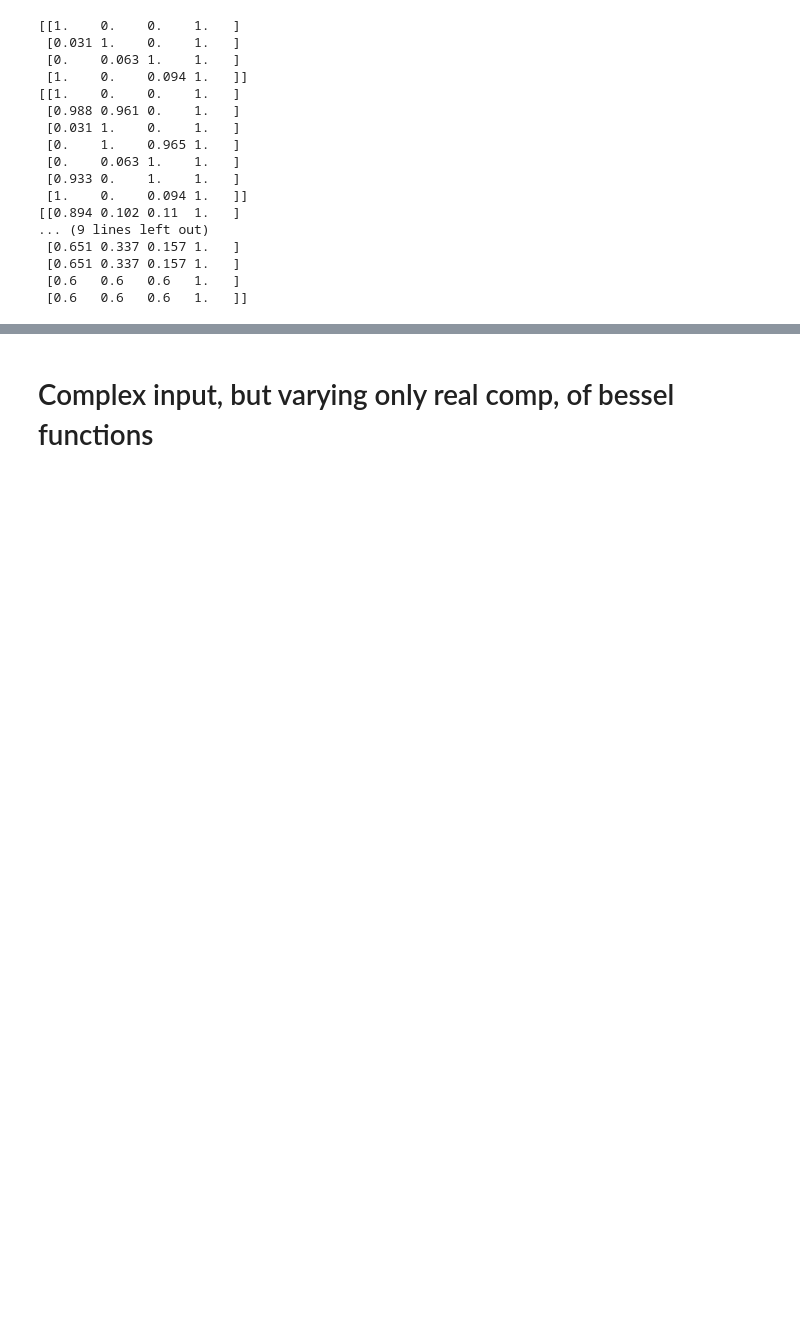
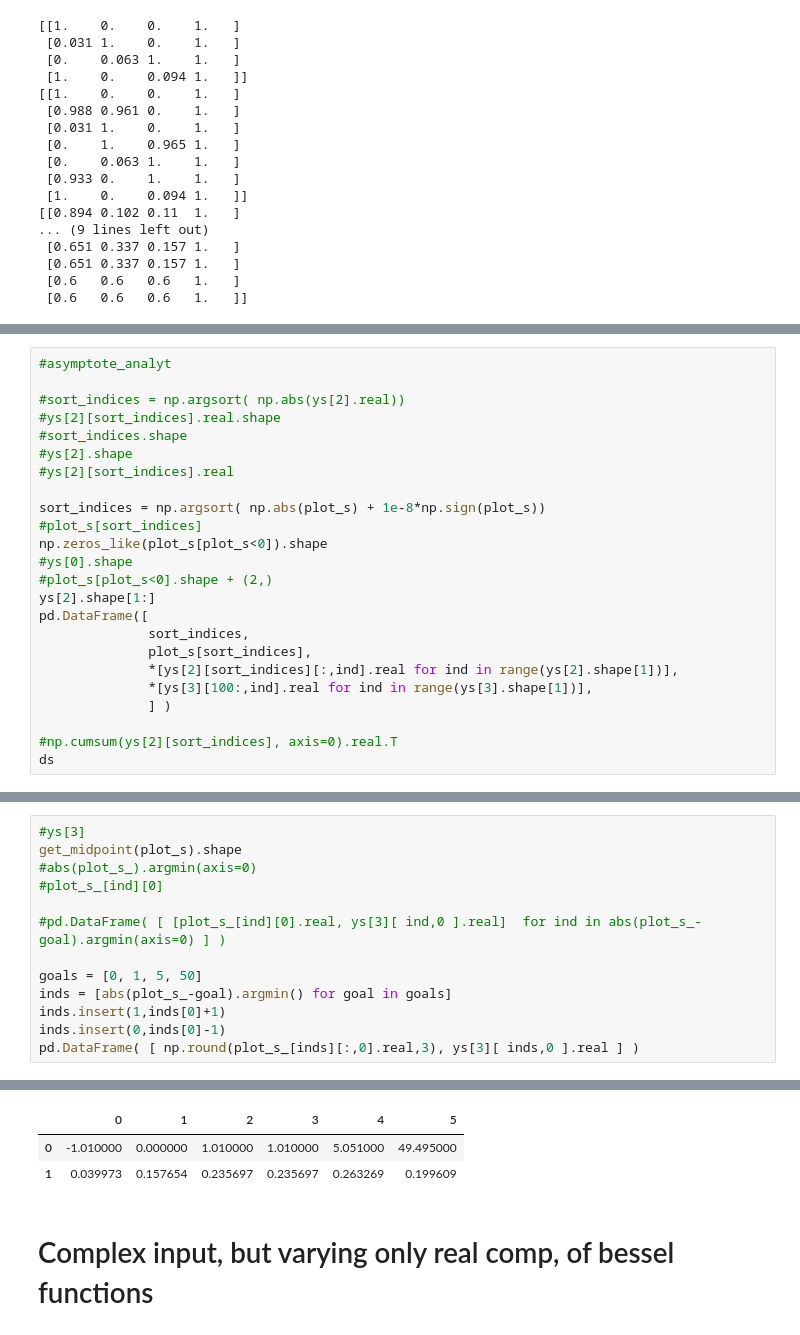
Before and after one commit to ryerrabelli/Yerrabelli-Spector-Poroelastic-Model-Code, a Jupyter notebook: src/TestBessel.ipynb, the cells around one changed output, grey strips where cells are left out. Saved outputs shown, nothing was run; the diff lists cells and outputs as text; blank space fills up the shorter version.

```diff
--- a/src/TestBessel.ipynb
+++ b/src/TestBessel.ipynb
@@ -940,0 +1344,24 @@ print(plt.cm.Set1(np.linspace(0,1,10)).round(3))
+# %%
+#asymptote_analyt
+
+#sort_indices = np.argsort( np.abs(ys[2].real))
+#ys[2][sort_indices].real.shape
+#sort_indices.shape
+#ys[2].shape
+#ys[2][sort_indices].real
+
+sort_indices = np.argsort( np.abs(plot_s) + 1e-8*np.sign(plot_s))
+#plot_s[sort_indices]
+np.zeros_like(plot_s[plot_s<0]).shape
+#ys[0].shape
+#plot_s[plot_s<0].shape + (2,)
+ys[2].shape[1:]
+pd.DataFrame([
+              sort_indices,
+              plot_s[sort_indices],
+              *[ys[2][sort_indices][:,ind].real for ind in range(ys[2].shape[1])],
+              *[ys[3][100:,ind].real for ind in range(ys[3].shape[1])],
+              ] )
+
+#np.cumsum(ys[2][sort_indices], axis=0).real.T
+ds
@@ -1146,0 +1614,14 @@ t1=[0.05     0.246184 0.5     ]
+# %%
+#ys[3]
+get_midpoint(plot_s).shape
+#abs(plot_s_).argmin(axis=0)
+#plot_s_[ind][0]
+
+#pd.DataFrame( [ [plot_s_[ind][0].real, ys[3][ ind,0 ].real]  for ind in abs(plot_s_-goal).argmin(axis=0) ] )
+
+goals = [0, 1, 5, 50]
+inds = [abs(plot_s_-goal).argmin() for goal in goals]
+inds.insert(1,inds[0]+1)
+inds.insert(0,inds[0]-1)
+pd.DataFrame( [ np.round(plot_s_[inds][:,0].real,3), ys[3][ inds,0 ].real ] )
+# %% [output]
@@ -1147,3 +1630,6 @@ t1=[0.05     0.246184 0.5     ]
+|  | 0 | 1 | 2 | 3 | 4 | 5 |
+| 0 | -1.010000 | 0.000000 | 1.010000 | 1.010000 | 5.051000 | 49.495000 |
+| 1 | 0.039973 | 0.157654 | 0.235697 | 0.235697 | 0.263269 | 0.199609 |
 # %% [markdown]
 # Complex input, but varying only real comp, of bessel functions
 # %%
```
Also changed, not shown: parts of 24 cells of this notebook, 2 other files.
